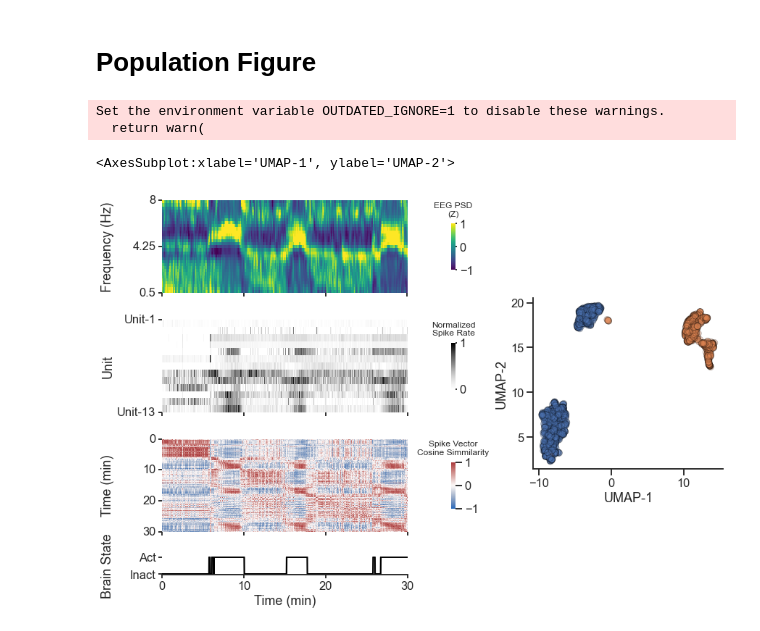
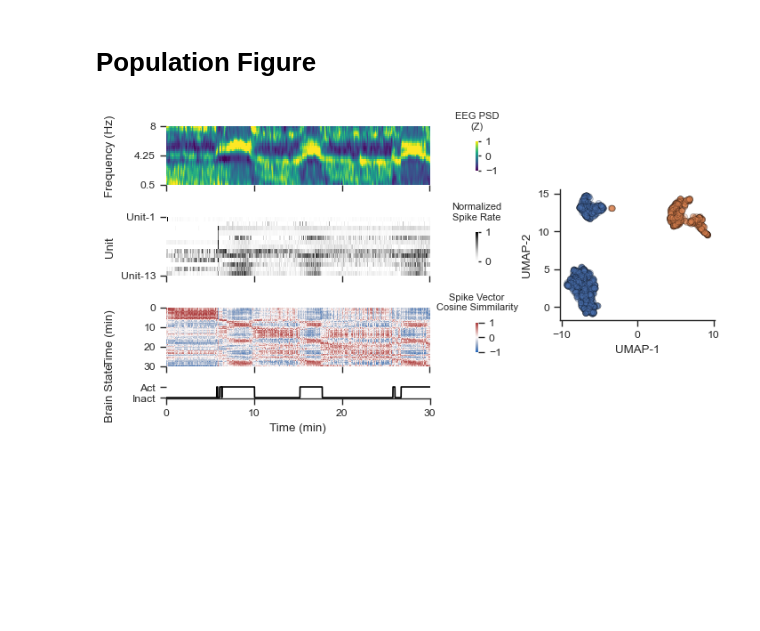
Before and after one commit to Ruairi-osul/drn-interactions, a Jupyter notebook: notebooks/Brain State/Figure - Example Pop BS Recording.ipynb, the cells around one changed output. Saved outputs shown, nothing was run; the diff lists cells and outputs as text; code cells hidden in the pictures; blank space fills up the shorter version.

Commit message:
Brain state decode encode (#33)
* Updated BS population dynamics figure

* Updated size of BS figure

* updated decoding

* brain state encoding

```diff
--- a/notebooks/Brain State/Figure - Example Pop BS Recording.ipynb
+++ b/notebooks/Brain State/Figure - Example Pop BS Recording.ipynb
@@ -2,29 +2,28 @@
 # Population Figure
 # %%
 from drn_interactions.umap import umap_spikes
-from drn_interactions.brain_state_decode import EEGLoader
-from drn_interactions.brain_state import STFTPreprocessor
-from drn_interactions.plots import heatmap, similarity_map, long_raster, state_indicator, plot_umap
+from drn_interactions.decoding.plots import EEGDecodeLoader
+from drn_interactions.transforms.brain_state_transforms import STFTPreprocessor
+from drn_interactions.plots.heatmaps import heatmap, similarity_map, long_raster, state_indicator
+from drn_interactions.plots.umap import plot_umap
+from drn_interactions.config import Config
 import matplotlib.pyplot as plt
 import seaborn as sns
 import numpy as np
-sns.set_theme(context="talk", style="ticks")
+sns.set_theme(context="paper", style="ticks")
 
 
 import warnings
 warnings.simplefilter("ignore", category=UserWarning)  # matplotlib user warnings
-# %% [output]
-Set the environment variable OUTDATED_IGNORE=1 to disable these warnings.
-  return warn(
 # %%
-loader = EEGLoader()
+loader = EEGDecodeLoader()
 sessions, neurons  = loader.load_metadata()
 # %%
 spikes, states, df_fft = loader.load_session_data(sessions[3], t_stop=1802)
 # %%
-fig = plt.figure(figsize=(12, 8), constrained_layout=True)
+fig = plt.figure(figsize=(7, 3.7), constrained_layout=True)
 fig_time, fig_umap = fig.subfigures(
-    1, 2, width_ratios=[1, 0.6],
+    1, 2, width_ratios=[1, 0.5],
     )
 
 ## Time Series Figure
@@ -47,7 +46,7 @@ heatmap(
     locater_y=plt.LinearLocator(3),
     tick_params=dict(labelrotation=0, length=5),
     yticklabels_kwargs=dict(labels=[8, 4.25, 0.5]),
-    cbar_title_kwargs=dict(label="EEG PSD\n(Z)", pad=10, fontsize="large"),
+    cbar_title_kwargs=dict(label="EEG PSD\n(Z)", pad=10, fontsize="small"),
     cbar_tick_params=dict(length=2),
     cbar_tick_locater=plt.LinearLocator(3)
 )
@@ -64,7 +63,7 @@ long_raster(
     locater_y=plt.LinearLocator(2),
     tick_params=dict(labelrotation=0, length=5),
     yticklabels_kwargs=dict(labels=["Unit-1", f"Unit-{len(spikes.columns)}"]),
-    cbar_title_kwargs=dict(label="Normalized\nSpike Rate", pad=10, fontsize="large"),
+    cbar_title_kwargs=dict(label="Normalized\nSpike Rate", pad=10, fontsize="small"),
     cbar_tick_locater=plt.LinearLocator(2),
     cbar_ticklabel_kwargs=dict(labels=["0", "1"]),
     cbar_tick_params=dict(length=2),
@@ -82,40 +81,41 @@ similarity_map(
     locater_y=plt.MultipleLocator(600),
     tick_params=dict(labelrotation=0, length=5),
     yticklabels_kwargs=dict(labels=["", 0, 10, 20, 30]),
-    cbar_title_kwargs=dict(label="Spike Vector\nCosine Simmilarity", pad=10, fontsize="large"),
+    cbar_title_kwargs=dict(label="Spike Vector\nCosine Simmilarity", pad=10, fontsize="small"),
     )
 ax_sim.set_ylabel("Time (min)")
 
 # State Indicator
 ax_states = fig_time.add_subplot(gs_fig_time[3])
 state_indicator(
     states,
     ax=ax_states,
     order=("sw", "act"),
     locater_x=plt.MultipleLocator(600),
     formater_x=plt.FuncFormatter(lambda x, _: f"{x / 60:.0f}"),
     tick_params=dict(length=5),
     ytickslabs=["Inact", "Act"]
     )
-ax_states.set_ylabel("Brain State")
+ax_states.set_ylabel("Brain\nState")
 ax_states.set_xlabel("Time (min)")
 
 fig_time.align_ylabels()
 
 ## UMAP Figure
 gs = fig_umap.add_gridspec(3, 1, height_ratios=[0.3, 0.5, 0.3])
 ax_umap = fig_umap.add_subplot(gs[1])
 df_umap = umap_spikes(
     spikes,
     y=states,
     y_transformer=lambda x: np.where(x == "sw", 1, 0)
     )
 plot_umap(
     df_umap,
     y=states,
     ax=ax_umap,
     alpha=0.3
 )
+
+fig.savefig(Config.fig_dir / "bs - decoding - example and umap.png", dpi=300, bbox_inches="tight")
 # %% [output]
-<AxesSubplot:xlabel='UMAP-1', ylabel='UMAP-2'>
-[figure, old version]
+[figure, new version]
```
Also changed, not shown: 12 other files.
